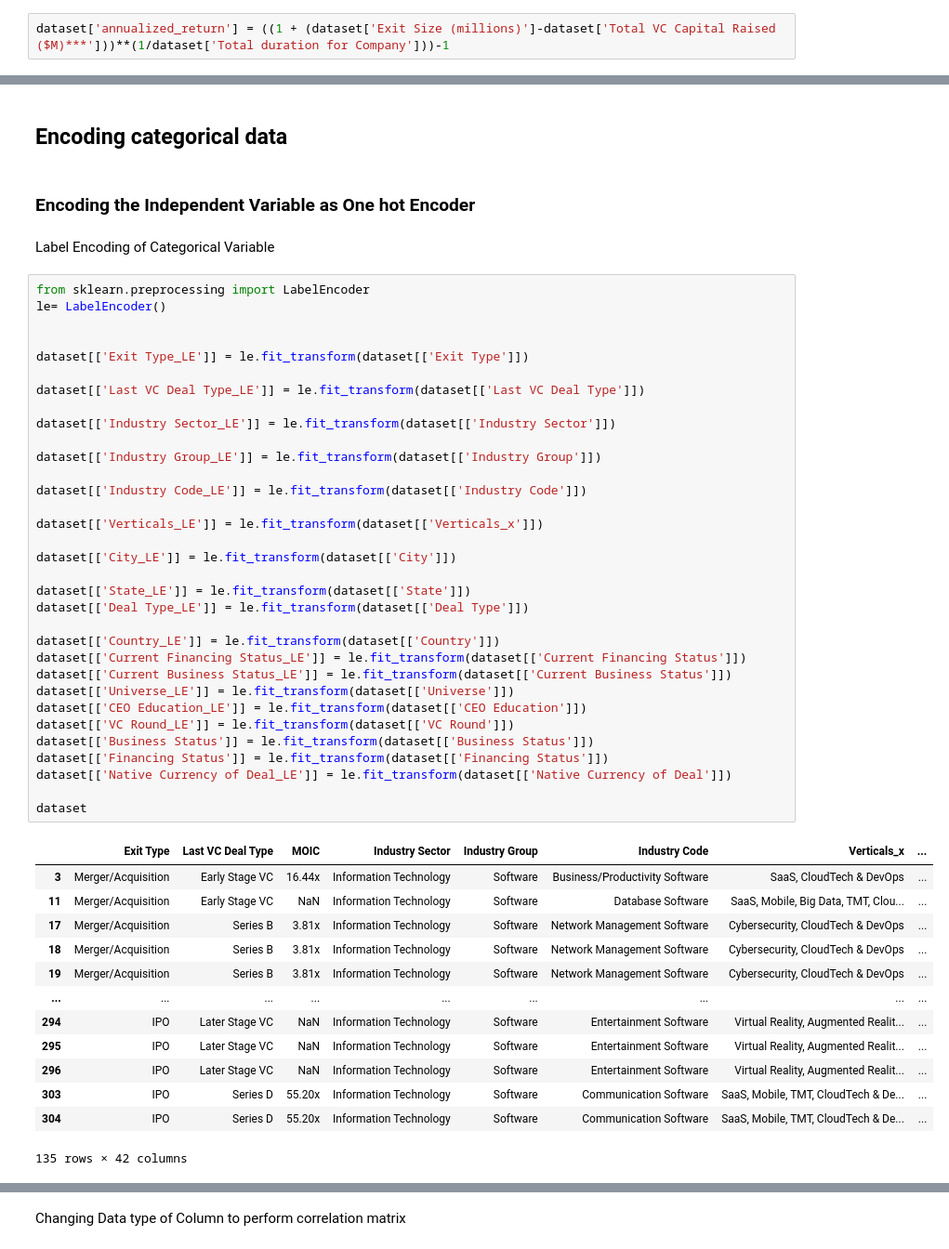
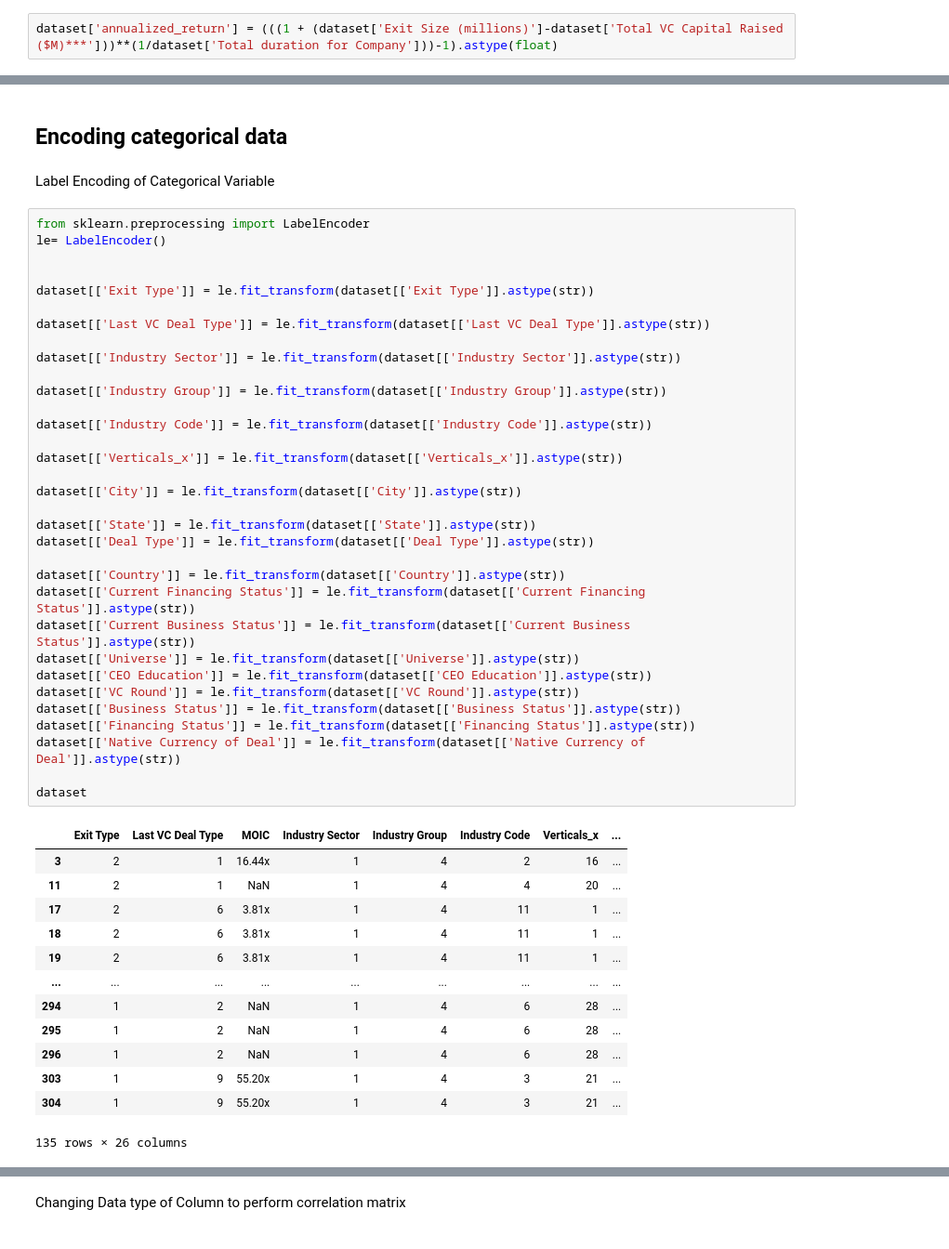
Before and after one commit to Mayank-004/VC-Industry-Predictive-analysis, a Jupyter notebook: VC_Target_annualized_return.ipynb, the cells around one changed output, grey strips where cells are left out. Shown at 93% size. Drawn from its saved outputs; the diff is of its cells as text.

```diff
--- a/VC_Target_annualized_return.ipynb
+++ b/VC_Target_annualized_return.ipynb
@@ -111,5 +113,5 @@ Name: Total duration for Company, Length: 305, dtype: float64
 # %%
-dataset['annualized_return'] = ((1 + (dataset['Exit Size (millions)']-dataset['Total VC Capital Raised ($M)***']))**(1/dataset['Total duration for Company']))-1
+dataset['annualized_return'] = (((1 + (dataset['Exit Size (millions)']-dataset['Total VC Capital Raised ($M)***']))**(1/dataset['Total duration for Company']))-1).astype(float)
 # %%
 dataset['annualized_return']
 # %% [output]
@@ -401,54 +373,52 @@ v7.set_xticklabels(v7.get_xticklabels(),rotation=90)
 [figure]
 # %% [markdown]
 ## Encoding categorical data
-# %% [markdown]
-### Encoding the Independent Variable as One hot Encoder
 # %% [markdown]
 Label Encoding of Categorical Variable
 # %%
 from sklearn.preprocessing import LabelEncoder
 le= LabelEncoder()
 
 
-dataset[['Exit Type_LE']] = le.fit_transform(dataset[['Exit Type']])
+dataset[['Exit Type']] = le.fit_transform(dataset[['Exit Type']].astype(str))
 
-dataset[['Last VC Deal Type_LE']] = le.fit_transform(dataset[['Last VC Deal Type']])
+dataset[['Last VC Deal Type']] = le.fit_transform(dataset[['Last VC Deal Type']].astype(str))
 
-dataset[['Industry Sector_LE']] = le.fit_transform(dataset[['Industry Sector']])
+dataset[['Industry Sector']] = le.fit_transform(dataset[['Industry Sector']].astype(str))
 
-dataset[['Industry Group_LE']] = le.fit_transform(dataset[['Industry Group']])
+dataset[['Industry Group']] = le.fit_transform(dataset[['Industry Group']].astype(str))
 
-dataset[['Industry Code_LE']] = le.fit_transform(dataset[['Industry Code']])
+dataset[['Industry Code']] = le.fit_transform(dataset[['Industry Code']].astype(str))
 
-dataset[['Verticals_LE']] = le.fit_transform(dataset[['Verticals_x']])
+dataset[['Verticals_x']] = le.fit_transform(dataset[['Verticals_x']].astype(str))
 
-dataset[['City_LE']] = le.fit_transform(dataset[['City']])
+dataset[['City']] = le.fit_transform(dataset[['City']].astype(str))
 
-dataset[['State_LE']] = le.fit_transform(dataset[['State']])
-dataset[['Deal Type_LE']] = le.fit_transform(dataset[['Deal Type']])
+dataset[['State']] = le.fit_transform(dataset[['State']].astype(str))
+dataset[['Deal Type']] = le.fit_transform(dataset[['Deal Type']].astype(str))
 
-dataset[['Country_LE']] = le.fit_transform(dataset[['Country']])
-dataset[['Current Financing Status_LE']] = le.fit_transform(dataset[['Current Financing Status']])
-dataset[['Current Business Status_LE']] = le.fit_transform(dataset[['Current Business Status']])
-dataset[['Universe_LE']] = le.fit_transform(dataset[['Universe']])
-dataset[['CEO Education_LE']] = le.fit_transform(dataset[['CEO Education']])
-dataset[['VC Round_LE']] = le.fit_transform(dataset[['VC Round']])
-dataset[['Business Status']] = le.fit_transform(dataset[['Business Status']])
-dataset[['Financing Status']] = le.fit_transform(dataset[['Financing Status']])
-dataset[['Native Currency of Deal_LE']] = le.fit_transform(dataset[['Native Currency of Deal']])
+dataset[['Country']] = le.fit_transform(dataset[['Country']].astype(str))
+dataset[['Current Financing Status']] = le.fit_transform(dataset[['Current Financing Status']].astype(str))
+dataset[['Current Business Status']] = le.fit_transform(dataset[['Current Business Status']].astype(str))
+dataset[['Universe']] = le.fit_transform(dataset[['Universe']].astype(str))
+dataset[['CEO Education']] = le.fit_transform(dataset[['CEO Education']].astype(str))
+dataset[['VC Round']] = le.fit_transform(dataset[['VC Round']].astype(str))
+dataset[['Business Status']] = le.fit_transform(dataset[['Business Status']].astype(str))
+dataset[['Financing Status']] = le.fit_transform(dataset[['Financing Status']].astype(str))
+dataset[['Native Currency of Deal']] = le.fit_transform(dataset[['Native Currency of Deal']].astype(str))
 
 dataset
 # %% [output]
 |  | Exit Type | Last VC Deal Type | MOIC | Industry Sector | Industry Group | Industry Code | Verticals_x | ... |
-| 3 | Merger/Acquisition | Early Stage VC | 16.44x | Information Technology | Software | Business/Productivity Software | SaaS, CloudTech & DevOps | ... |
-| 11 | Merger/Acquisition | Early Stage VC | NaN | Information Technology | Software | Database Software | SaaS, Mobile, Big Data, TMT, Clou... | ... |
-| 17 | Merger/Acquisition | Series B | 3.81x | Information Technology | Software | Network Management Software | Cybersecurity, CloudTech & DevOps | ... |
-| 18 | Merger/Acquisition | Series B | 3.81x | Information Technology | Software | Network Management Software | Cybersecurity, CloudTech & DevOps | ... |
-| 19 | Merger/Acquisition | Series B | 3.81x | Information Technology | Software | Network Management Software | Cybersecurity, CloudTech & DevOps | ... |
+| 3 | 2 | 1 | 16.44x | 1 | 4 | 2 | 16 | ... |
+| 11 | 2 | 1 | NaN | 1 | 4 | 4 | 20 | ... |
+| 17 | 2 | 6 | 3.81x | 1 | 4 | 11 | 1 | ... |
+| 18 | 2 | 6 | 3.81x | 1 | 4 | 11 | 1 | ... |
+| 19 | 2 | 6 | 3.81x | 1 | 4 | 11 | 1 | ... |
 | ... | ... | ... | ... | ... | ... | ... | ... | ... |
-| 294 | IPO | Later Stage VC | NaN | Information Technology | Software | Entertainment Software | Virtual Reality, Augmented Realit... | ... |
-| 295 | IPO | Later Stage VC | NaN | Information Technology | Software | Entertainment Software | Virtual Reality, Augmented Realit... | ... |
-| 296 | IPO | Later Stage VC | NaN | Information Technology | Software | Entertainment Software | Virtual Reality, Augmented Realit... | ... |
-| 303 | IPO | Series D | 55.20x | Information Technology | Software | Communication Software | SaaS, Mobile, TMT, CloudTech & De... | ... |
-| 304 | IPO | Series D | 55.20x | Information Technology | Software | Communication Software | SaaS, Mobile, TMT, CloudTech & De... | ... |
+| 294 | 1 | 2 | NaN | 1 | 4 | 6 | 28 | ... |
+| 295 | 1 | 2 | NaN | 1 | 4 | 6 | 28 | ... |
+| 296 | 1 | 2 | NaN | 1 | 4 | 6 | 28 | ... |
+| 303 | 1 | 9 | 55.20x | 1 | 4 | 3 | 21 | ... |
+| 304 | 1 | 9 | 55.20x | 1 | 4 | 3 | 21 | ... |
-135 rows × 42 columns
+135 rows × 26 columns
```
Also changed, not shown: parts of 30 cells of this notebook.
